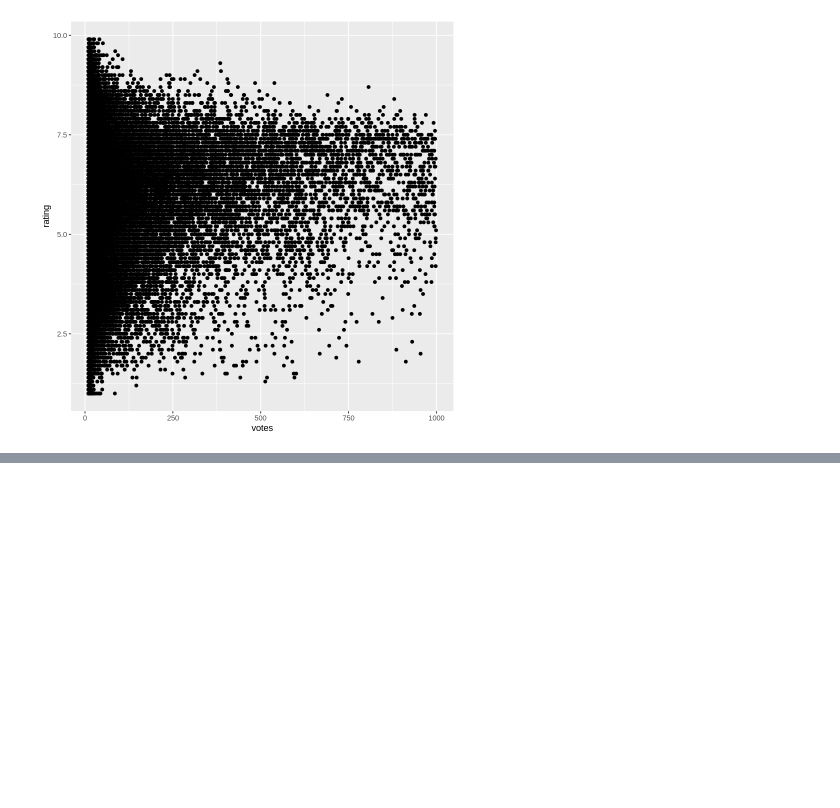
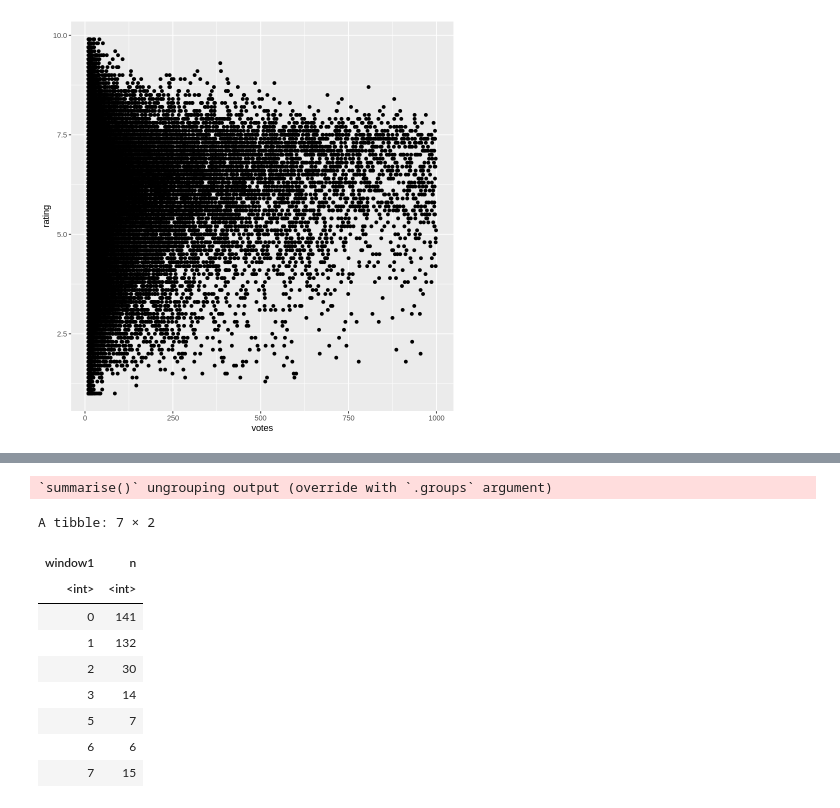
Before and after one commit to Skalas/Matematicas-computacionales-fall2020, a Jupyter notebook: alumnos/PauDelValle/Clases_R/0-ejercicios.ipynb, the cells around one changed output, grey strips where cells are left out. Cells and saved outputs as stored; diff of their text form; code cells hidden in the pictures; blank space fills up the shorter version.

```diff
--- a/alumnos/PauDelValle/Clases_R/0-ejercicios.ipynb
+++ b/alumnos/PauDelValle/Clases_R/0-ejercicios.ipynb
@@ -174,0 +173,16 @@ data('movielens')
+# %%
+vlt %>%
+group_by(window1) %>%
+summarise(n = n())
+# %% [output]
+`summarise()` ungrouping output (override with `.groups` argument)
+A tibble: 7 × 2
+| window1 | n |
+| <int> | <int> |
+| 0 | 141 |
+| 1 | 132 |
+| 2 | 30 |
+| 3 | 14 |
+| 5 | 7 |
+| 6 | 6 |
+| 7 | 15 |
```
Also changed, not shown: parts of 15 cells of this notebook.
